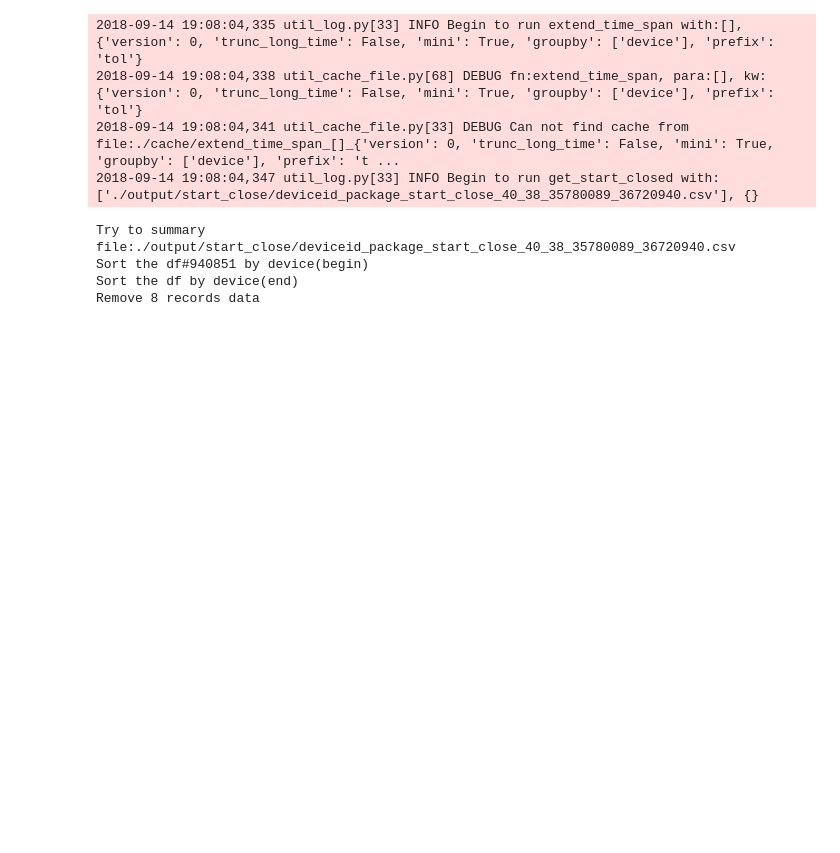
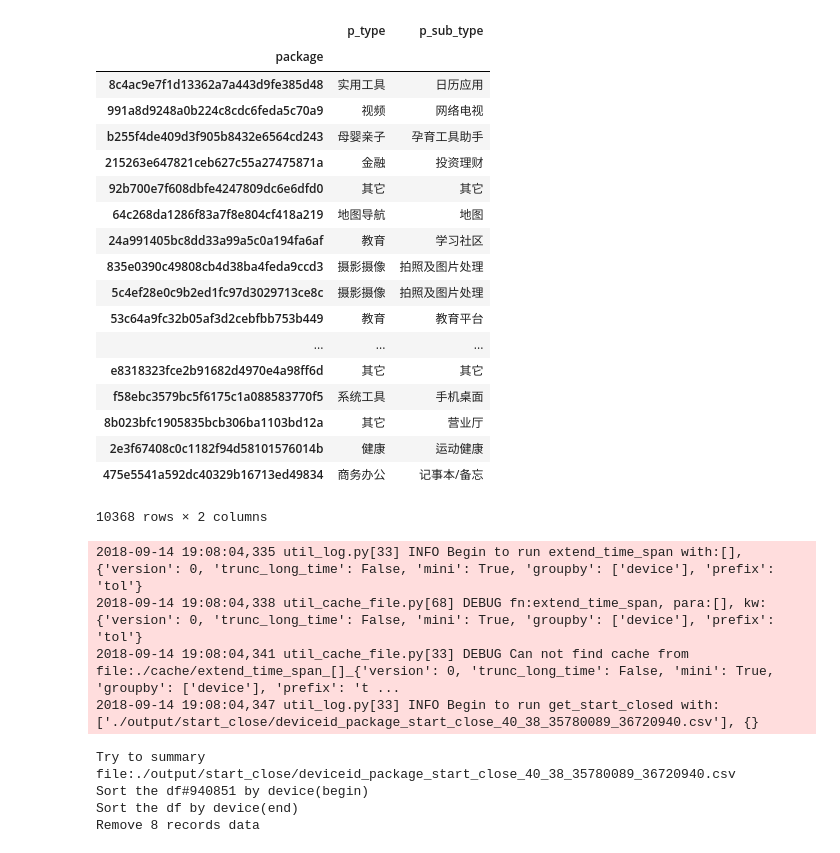
Before and after one commit to Flyfoxs/tinymind_sex_age, a Jupyter notebook: analysis.ipynb, the cells around one changed output. Cells and saved outputs as stored; diff of their text form; code cells hidden in the pictures; blank space fills up the shorter version.

```diff
--- a/analysis.ipynb
+++ b/analysis.ipynb
@@ -12,0 +85,5 @@ len(tmp.sex_age.unique())
+# %%
+pkg_label = get_package_label()
+pkg_label.set_index('package', inplace=True)
+pkg_label
+# %% [output]
@@ -13,3 +92,22 @@ len(tmp.sex_age.unique())
+|  | p_type | p_sub_type |
+| package |  |  |
+| 8c4ac9e7f1d13362a7a443d9fe385d48 | 实用工具 | 日历应用 |
+| 991a8d9248a0b224c8cdc6feda5c70a9 | 视频 | 网络电视 |
+| b255f4de409d3f905b8432e6564cd243 | 母婴亲子 | 孕育工具助手 |
+| 215263e647821ceb627c55a27475871a | 金融 | 投资理财 |
+| 92b700e7f608dbfe4247809dc6e6dfd0 | 其它 | 其它 |
+| 64c268da1286f83a7f8e804cf418a219 | 地图导航 | 地图 |
+| 24a991405bc8dd33a99a5c0a194fa6af | 教育 | 学习社区 |
+| 835e0390c49808cb4d38ba4feda9ccd3 | 摄影摄像 | 拍照及图片处理 |
+| 5c4ef28e0c9b2ed1fc97d3029713ce8c | 摄影摄像 | 拍照及图片处理 |
+| 53c64a9fc32b05af3d2cebfbb753b449 | 教育 | 教育平台 |
+| ... | ... | ... |
+| e8318323fce2b91682d4970e4a98ff6d | 其它 | 其它 |
+| f58ebc3579bc5f6175c1a088583770f5 | 系统工具 | 手机桌面 |
+| 8b023bfc1905835bcb306ba1103bd12a | 其它 | 营业厅 |
+| 2e3f67408c0c1182f94d58101576014b | 健康 | 运动健康 |
+| 475e5541a592dc40329b16713ed49834 | 商务办公 | 记事本/备忘 |
+10368 rows × 2 columns
 # %%
 extend_time_span(version=0, trunc_long_time=False, mini=True, groupby=['device'], prefix='tol')
 # %% [output]
```
Also changed, not shown: parts of 5 cells of this notebook, 10 other files.
